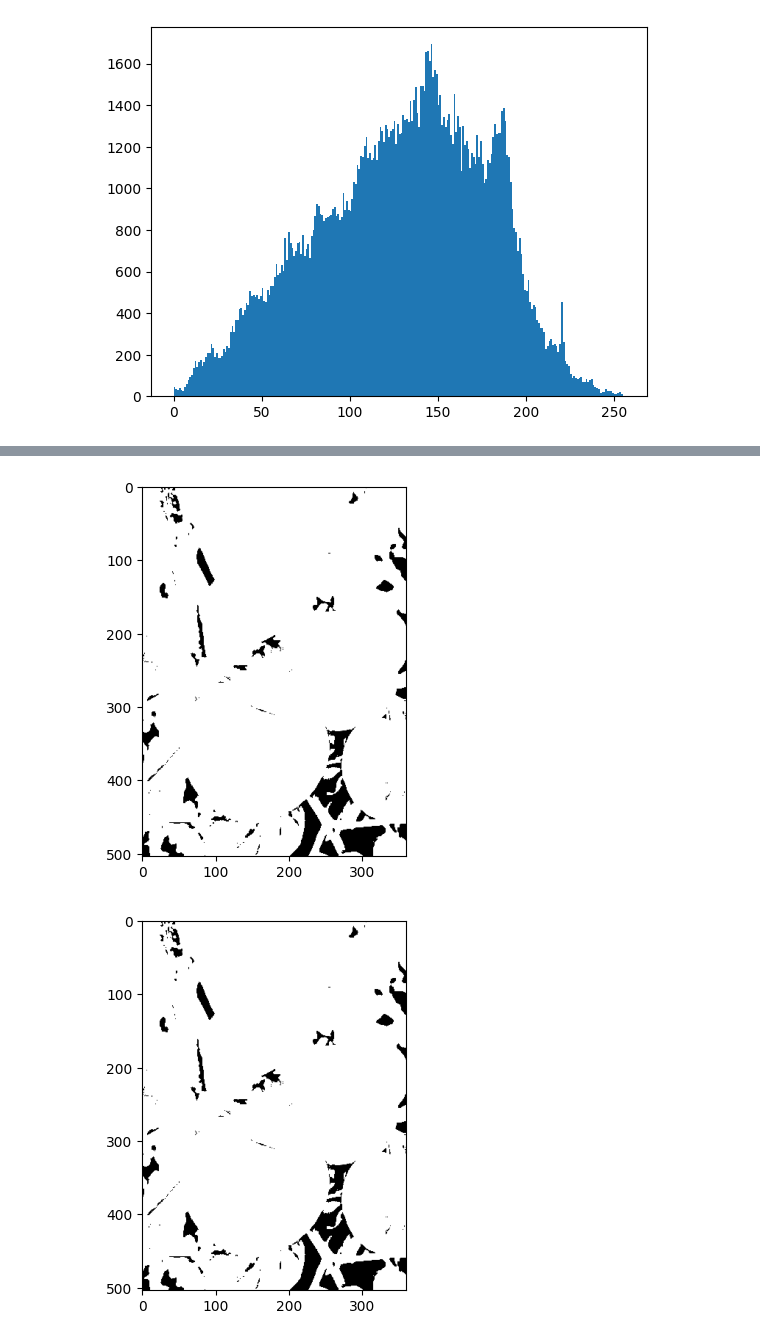
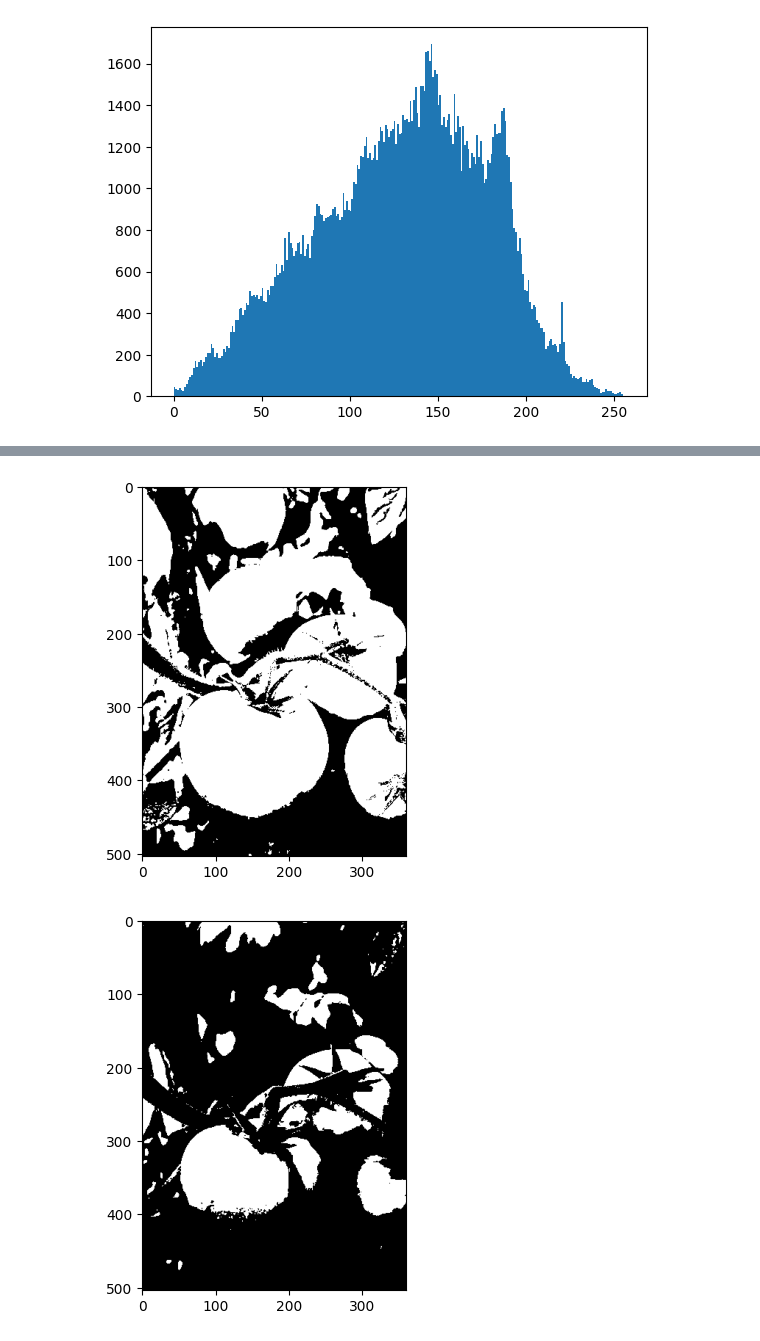
Before and after one commit to Felipeipe/el5206_ws, a Jupyter notebook: tarea1.ipynb, the cells around one changed output, grey strips where cells are left out. Saved outputs shown, nothing was run; the diff lists cells and outputs as text; code cells hidden in the pictures.

```diff
--- a/tarea1.ipynb
+++ b/tarea1.ipynb
@@ -11,10 +11,9 @@ plt.hist(tomates.ravel(),256,[0,256]); plt.show()
 [figure]
 # %%
 # Binarización de tomates.png usando 3 umbrales
-umbrales = [50, 150, 250]
+umbrales = [70, 120, 170]
 for umbral in umbrales:
     _, temp = cv.threshold(tomates, umbral, 255, cv.THRESH_BINARY)
-    binarizada = cv.bitwise_or(binarizada, temp)
-    plt.imshow(binarizada, cmap='gray')
+    plt.imshow(temp, cmap='gray')
     plt.show()
 # %% [output]
@@ -22,2 +21,2 @@ for umbral in umbrales:
-[figure, old version]
+[figure, new version]
-[figure, old version]
+[figure, new version]
```
Also changed, not shown: parts of 2 cells of this notebook.
